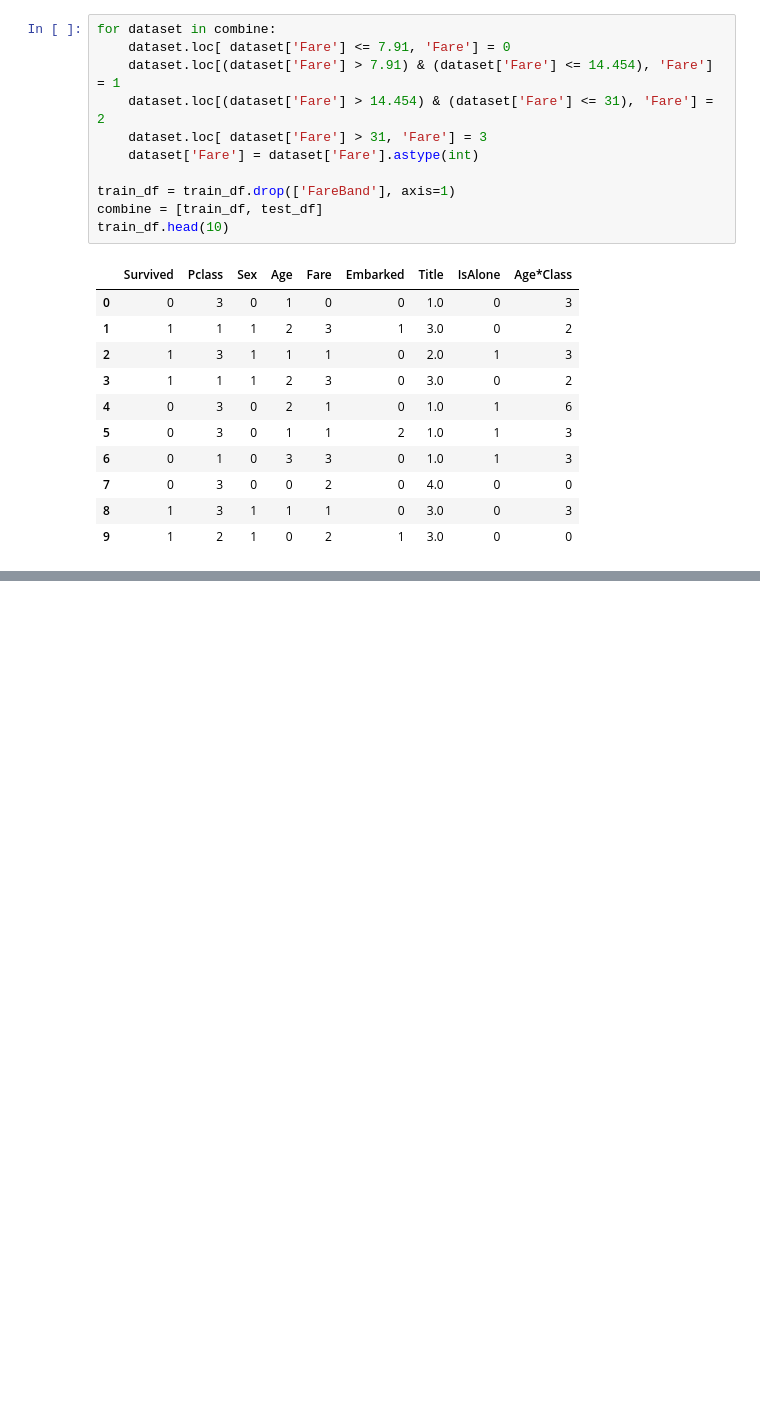
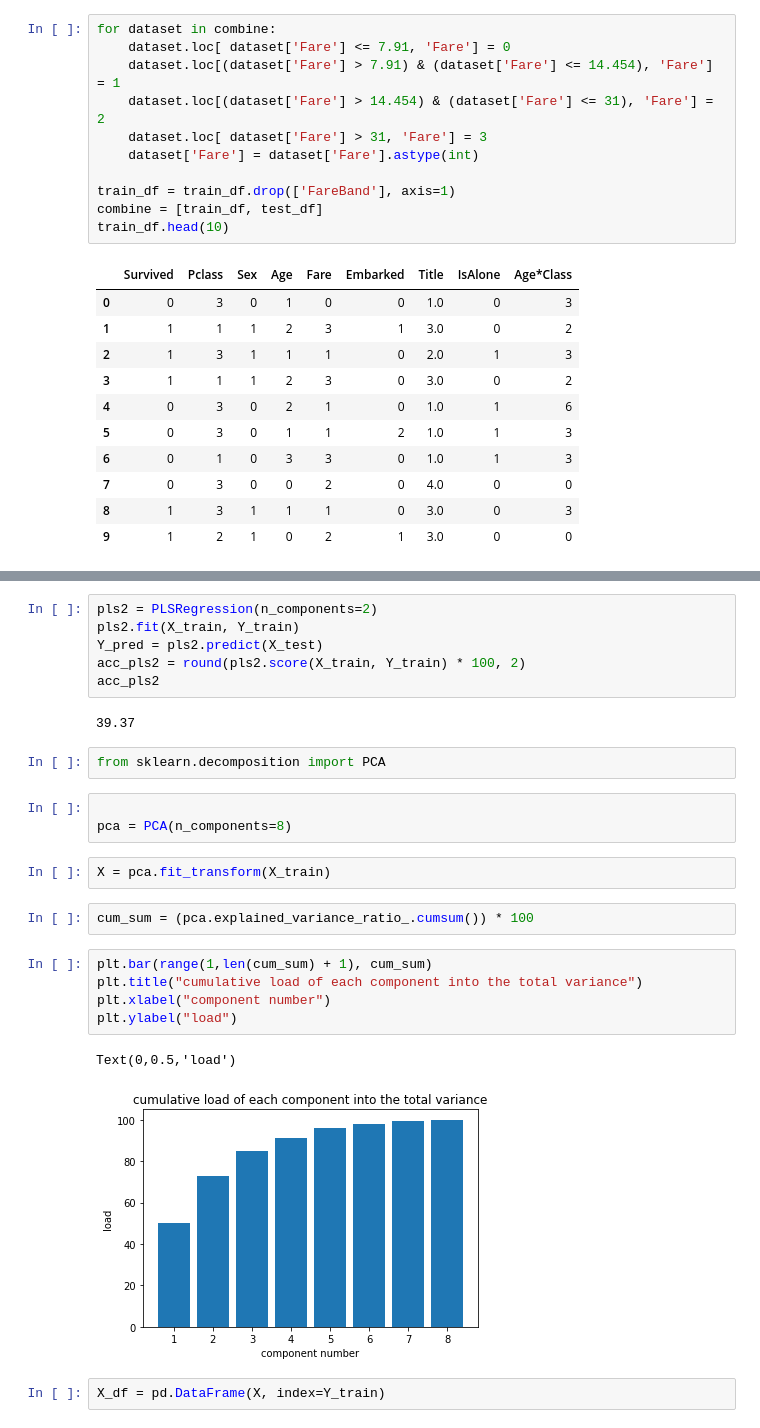
Before and after one commit to babinyurii/study-bench, a Jupyter notebook: titanic/titanic_data_analysis_case_study.ipynb, the cells around one changed output, grey strips where cells are left out. Drawn from its saved outputs; the diff is of its cells as text; blank space fills up the shorter version.

```diff
--- a/titanic/titanic_data_analysis_case_study.ipynb
+++ b/titanic/titanic_data_analysis_case_study.ipynb
@@ -844,0 +1095,27 @@ test_df.head(10)
+# %%
+pls2 = PLSRegression(n_components=2)
+pls2.fit(X_train, Y_train)
+Y_pred = pls2.predict(X_test)
+acc_pls2 = round(pls2.score(X_train, Y_train) * 100, 2)
+acc_pls2
+# %% [output]
+39.37
+# %%
+from sklearn.decomposition import PCA
+# %%
+
+pca = PCA(n_components=8)
+# %%
+X = pca.fit_transform(X_train)
+# %%
+cum_sum = (pca.explained_variance_ratio_.cumsum()) * 100
+# %%
+plt.bar(range(1,len(cum_sum) + 1), cum_sum)
+plt.title("cumulative load of each component into the total variance")
+plt.xlabel("component number")
+plt.ylabel("load")
+# %% [output]
+Text(0,0.5,'load')
+[figure, added]
+# %%
+X_df = pd.DataFrame(X, index=Y_train)
```
Also changed, not shown: parts of 50 cells of this notebook.
